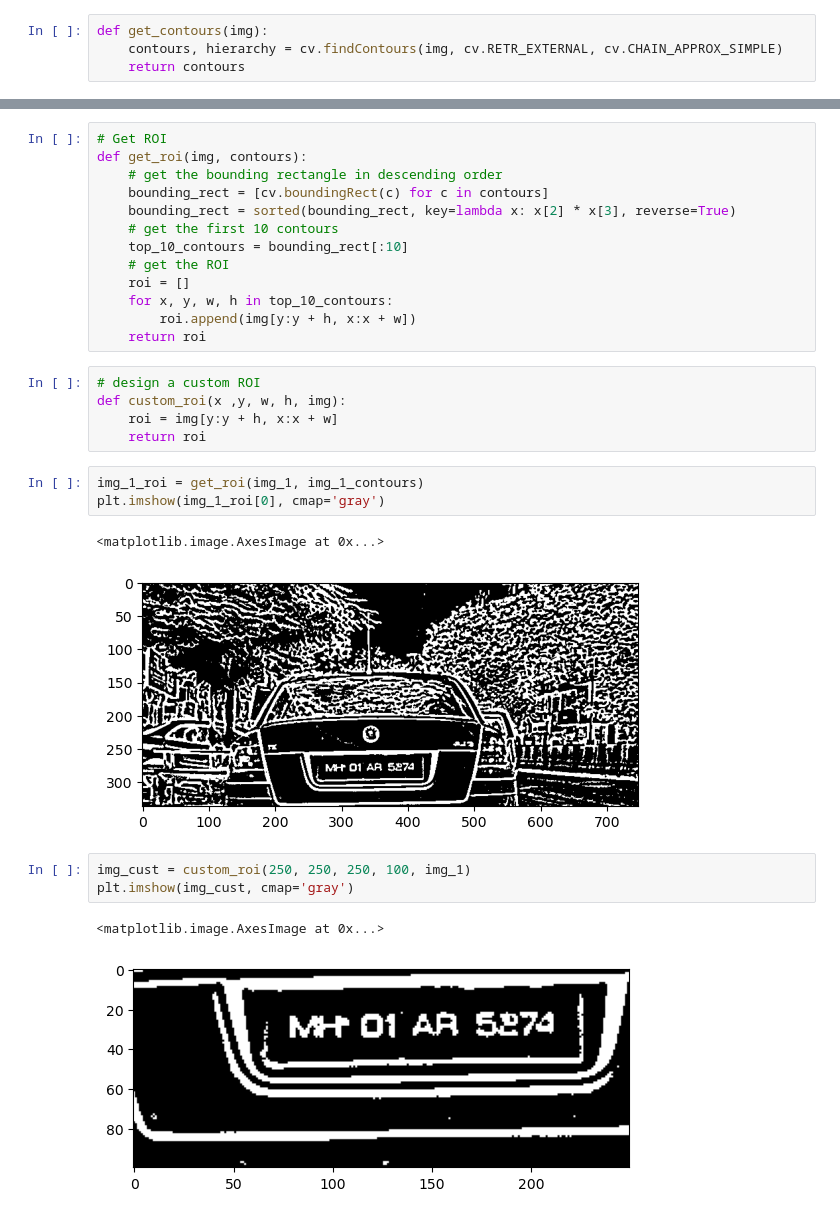
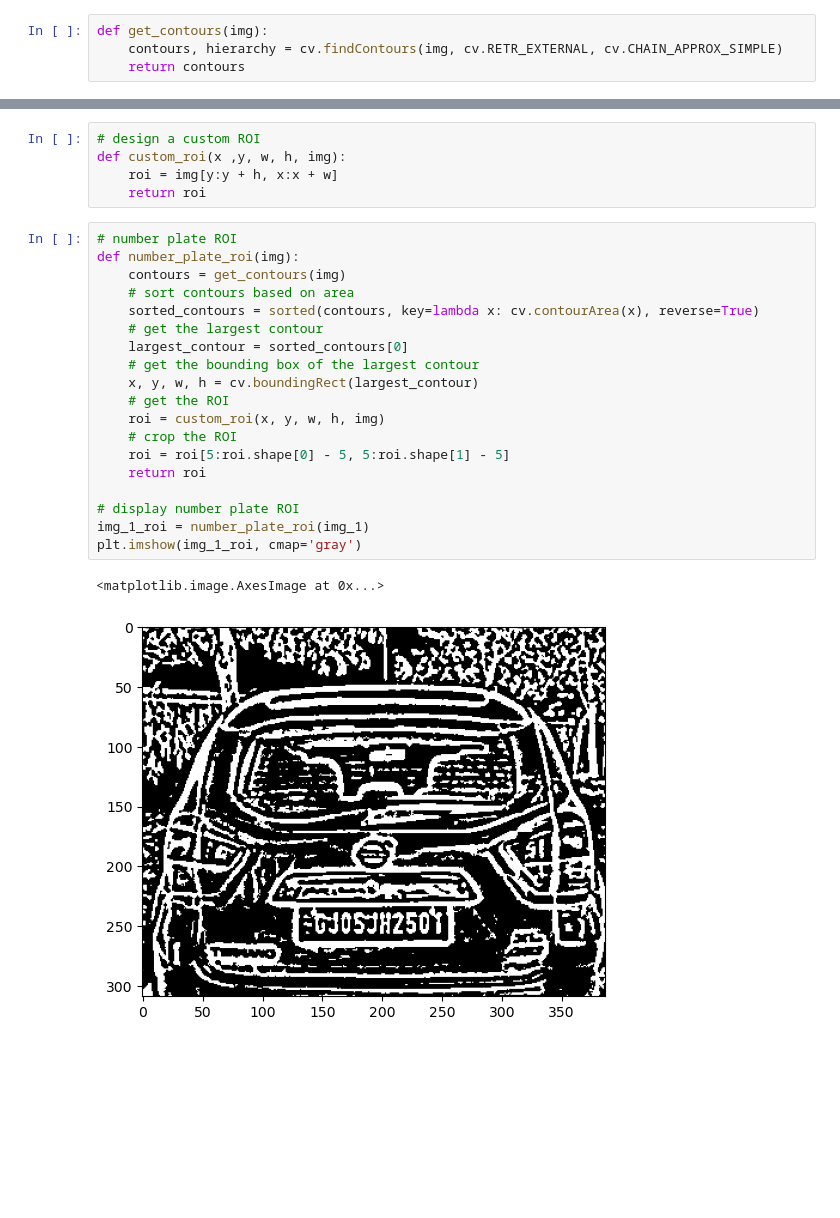
Before and after one commit to Rushi0535/ANPR, a Jupyter notebook: anpr.ipynb, the cells around one changed output, grey strips where cells are left out. Saved outputs shown, nothing was run; the diff lists cells and outputs as text; blank space fills up the shorter version.

```diff
--- a/anpr.ipynb
+++ b/anpr.ipynb
@@ -62,30 +63,27 @@ plt.imshow(img_1_copy, cmap='gray')
-# %%
-# Get ROI
-def get_roi(img, contours):
-    # get the bounding rectangle in descending order
-    bounding_rect = [cv.boundingRect(c) for c in contours]
-    bounding_rect = sorted(bounding_rect, key=lambda x: x[2] * x[3], reverse=True)
-    # get the first 10 contours
-    top_10_contours = bounding_rect[:10]
-    # get the ROI
-    roi = []
-    for x, y, w, h in top_10_contours:
-        roi.append(img[y:y + h, x:x + w])
-    return roi
 # %%
 # design a custom ROI
 def custom_roi(x ,y, w, h, img):
     roi = img[y:y + h, x:x + w]
     return roi
-# %%
-img_1_roi = get_roi(img_1, img_1_contours)
-plt.imshow(img_1_roi[0], cmap='gray')
-# %% [output]
-<matplotlib.image.AxesImage at 0x...>
-[figure, removed]
-# %%
-img_cust = custom_roi(250, 250, 250, 100, img_1)
-plt.imshow(img_cust, cmap='gray')
-# %% [output]
-<matplotlib.image.AxesImage at 0x...>
-[figure, removed]
+# %%
+# number plate ROI
+def number_plate_roi(img):
+    contours = get_contours(img)
+    # sort contours based on area
+    sorted_contours = sorted(contours, key=lambda x: cv.contourArea(x), reverse=True)
+    # get the largest contour
+    largest_contour = sorted_contours[0]
+    # get the bounding box of the largest contour
+    x, y, w, h = cv.boundingRect(largest_contour)
+    # get the ROI
+    roi = custom_roi(x, y, w, h, img)
+    # crop the ROI
+    roi = roi[5:roi.shape[0] - 5, 5:roi.shape[1] - 5]
+    return roi
+
+# display number plate ROI
+img_1_roi = number_plate_roi(img_1)
+plt.imshow(img_1_roi, cmap='gray')
+# %% [output]
+<matplotlib.image.AxesImage at 0x...>
+[figure, added]
```
Also changed, not shown: parts of 2 cells of this notebook.
